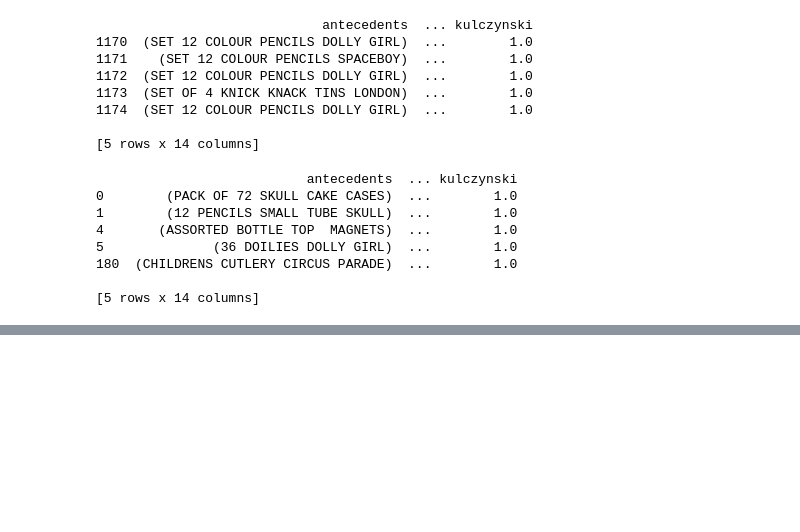
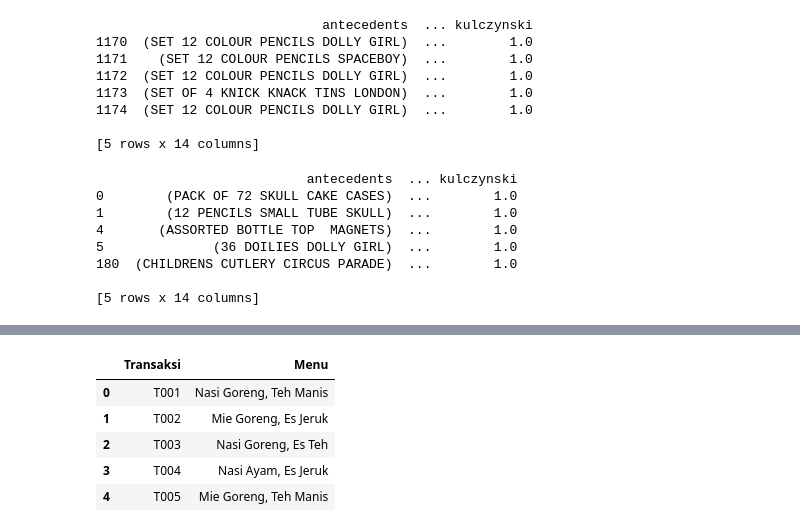
Before and after one commit to KiiBoii/Google-Collab-Phyton-Data-Mining, a Jupyter notebook: mrizkiP23sib.ipynb, the cells around one changed output, grey strips where cells are left out. Cells and saved outputs as stored; diff of their text form; code cells hidden in the pictures; blank space fills up the shorter version.

```diff
--- a/mrizkiP23sib.ipynb
+++ b/mrizkiP23sib.ipynb
@@ -2472,0 +2586,10 @@ print(rules.head())
+# %%
+df = pd.read_csv("/content/drive/MyDrive/DATAMINING/TransaksiMenu.csv")
+df.head()
+# %% [output]
+|  | Transaksi | Menu |
+| 0 | T001 | Nasi Goreng, Teh Manis |
+| 1 | T002 | Mie Goreng, Es Jeruk |
+| 2 | T003 | Nasi Goreng, Es Teh |
+| 3 | T004 | Nasi Ayam, Es Jeruk |
+| 4 | T005 | Mie Goreng, Teh Manis |
```
Also changed, not shown: parts of 26 cells of this notebook.
